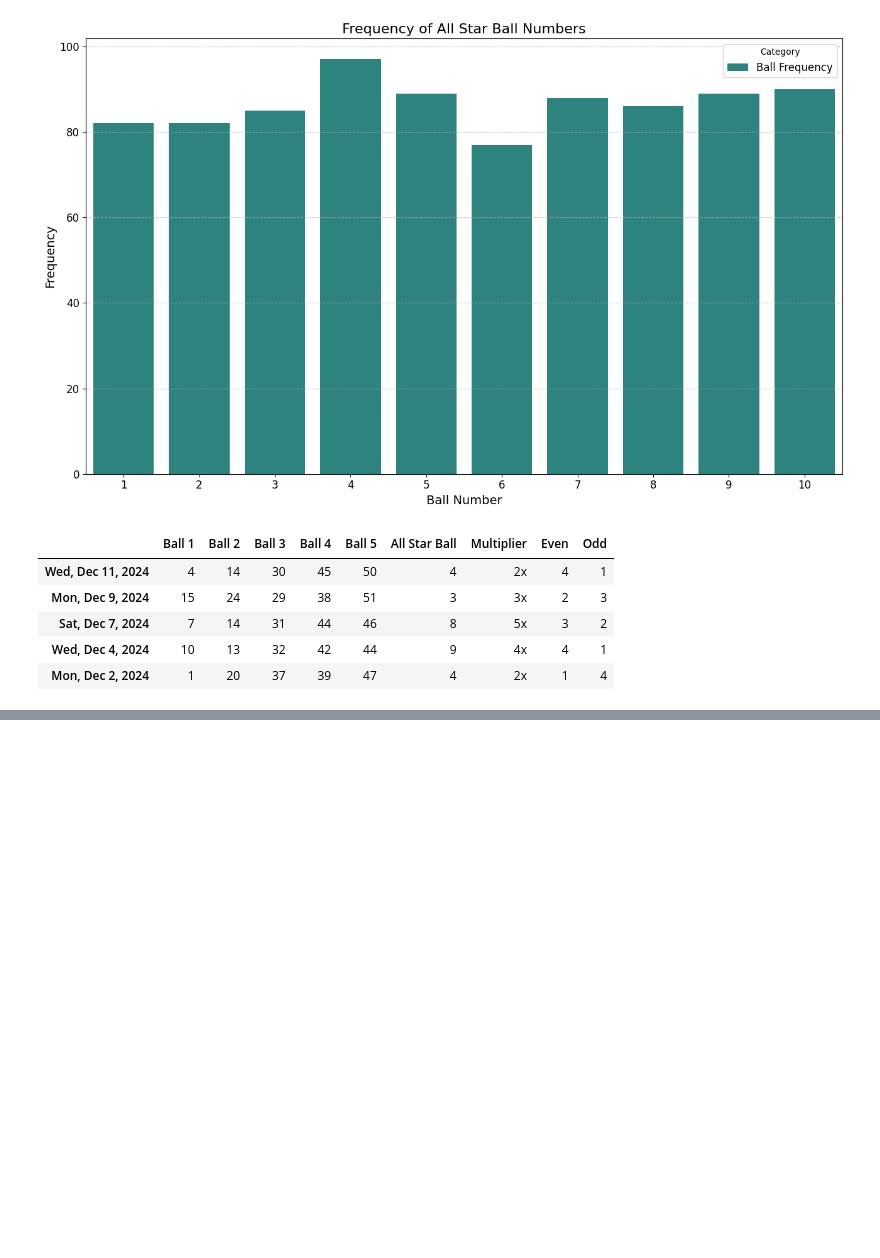
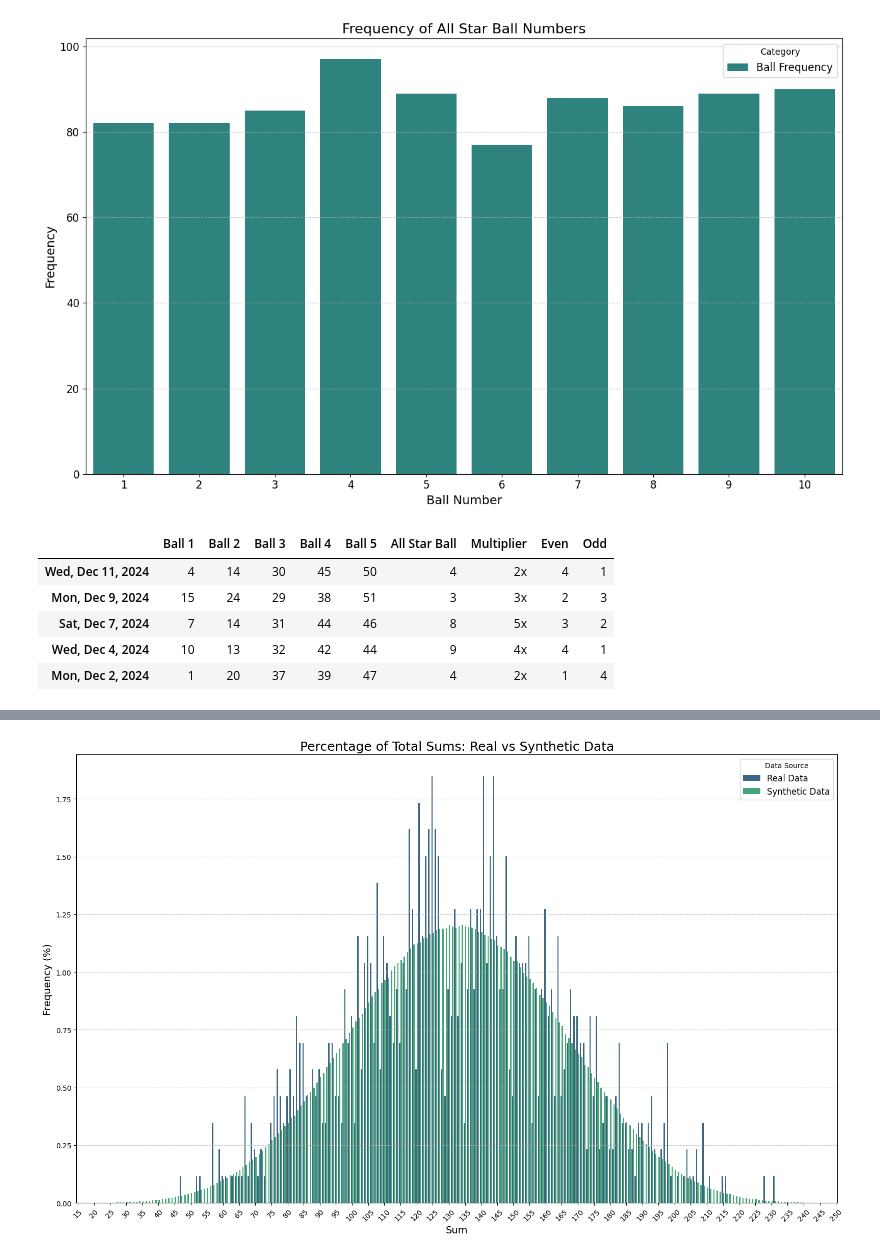
Before and after one commit to Agent-Diamonds/LottoAmericaDataFun, a Jupyter notebook: LottoAmerica.ipynb, the cells around one changed output, grey strips where cells are left out. Cells and saved outputs as stored; diff of their text form; code cells hidden in the pictures; blank space fills up the shorter version.

```diff
--- a/LottoAmerica.ipynb
+++ b/LottoAmerica.ipynb
@@ -206,9 +206,9 @@ all_balls = range(1, 52 + 1)
 combinations = itertools.combinations(all_balls, 5)
 all_possible_sums = set([sum(comb) for comb in combinations])
 # %%
-def sum_balls(list):
-    return sum(list)
+def sum_balls(row):
+    return sum(row)
 
 df2['Sum'] = df2[ball_list].apply(sum_balls, axis=1)
-df2.head()
+frequency_dict_real = {s: 0 for s in all_possible_sums}
 # %%
@@ -221,13 +227,34 @@ for sum_value in df2['Sum']:
+# %%
+# Process synthetic data for total sums (optimized for large data)
+lln_synthetic_df['Sum'] = lln_synthetic_df['Balls'].apply(sum_balls)
+frequency_dict_synthetic = {s: 0 for s in all_possible_sums}
+
+# Count occurrences of each sum in the synthetic data
+for sum_value in lln_synthetic_df['Sum']:
+    if sum_value in frequency_dict_synthetic:
+        frequency_dict_synthetic[sum_value] += 1
+
+# Convert frequencies to percentages for synthetic data
+synthetic_total = sum(frequency_dict_synthetic.values())
+synthetic_plot_data = pd.DataFrame({
+    'Sum': list(frequency_dict_synthetic.keys()),
+    'Frequency': [freq / synthetic_total * 100 for freq in frequency_dict_synthetic.values()]
+})
+synthetic_plot_data['Category'] = 'Synthetic Data'
+# %%
+# Combine both datasets
+combined_plot_data = pd.concat([real_plot_data, synthetic_plot_data], ignore_index=True)
 # %%
-plot_data = pd.DataFrame({
-    'Sum': list(frequency_dict.keys()),
-    'Frequency': list(frequency_dict.values())
-})
-plt.figure(figsize=(16, 8))
-sns.barplot(data=plot_data.sort_values('Sum'), x='Sum', y='Frequency', color='blue')
-plt.title('Frequency of Sums as Percentage of All Possible Sums')
-plt.xlabel('Sum')
-plt.ylabel('Frequency')
-plt.xticks(ticks=range(0, len(plot_data['Sum']), max(1, len(plot_data['Sum']) // 40)), rotation=45)
+# Plot the data
+plt.figure(figsize=(16, 10))
+sns.barplot(data=combined_plot_data, x='Sum', y='Frequency', hue='Category', dodge=True, palette="viridis")
+plt.title('Percentage of Total Sums: Real vs Synthetic Data', fontsize=18)
+plt.xlabel('Sum', fontsize=14)
+plt.ylabel('Frequency (%)', fontsize=14)
+plt.xticks(ticks=range(0, len(combined_plot_data['Sum'].unique()), max(1, len(combined_plot_data['Sum'].unique()) // 40)), rotation=45)
+plt.legend(title='Data Source', fontsize=12)
+plt.grid(axis='y', linestyle='--', alpha=0.7)
 plt.tight_layout()
 plt.show()
+# %% [output]
+[figure, added]
```
Also changed, not shown: parts of 5 cells of this notebook.
